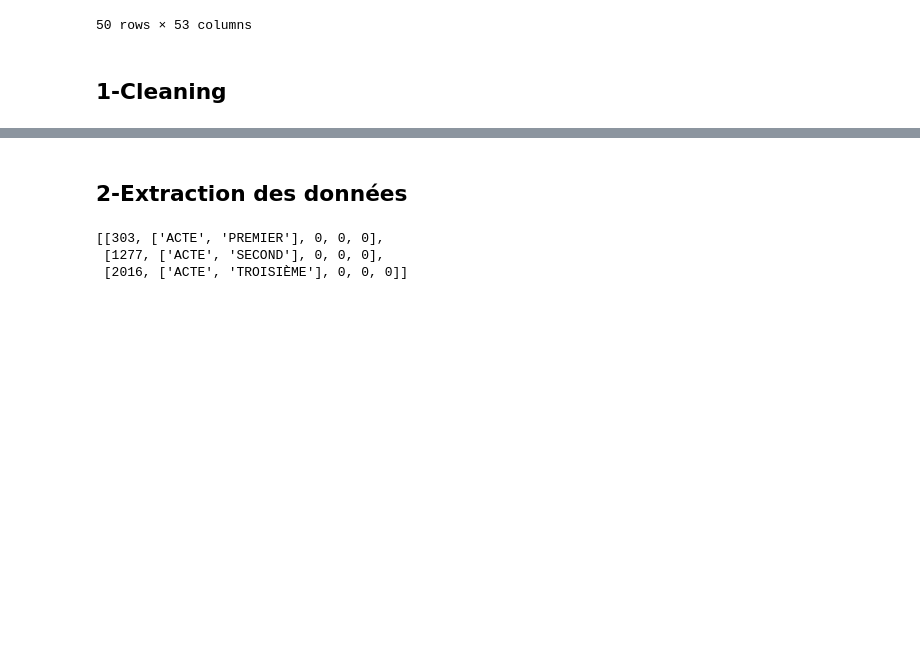
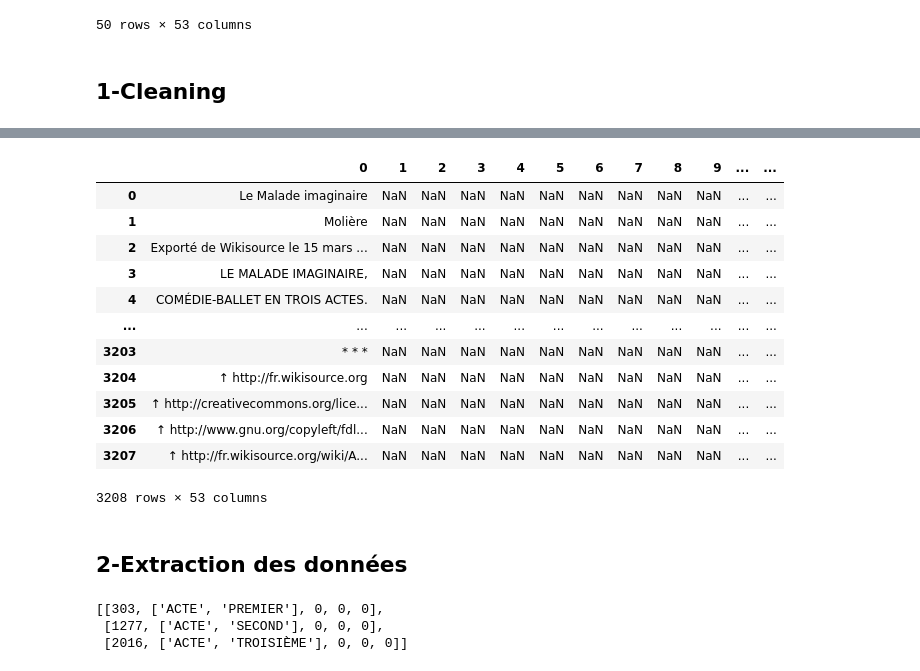
Before and after one commit to Antoine1608/TH-NL-P1-Decoupage_des_roles_d_une_piece_de_theatre, a Jupyter notebook: compte_mots.ipynb, the cells around one changed output, grey strips where cells are left out. Cells and saved outputs as stored; diff of their text form; code cells hidden in the pictures; blank space fills up the shorter version.

```diff
--- a/compte_mots.ipynb
+++ b/compte_mots.ipynb
@@ -94,0 +52,16 @@ df[300:350]
+# %%
+df
+# %% [output]
+|  | 0 | 1 | 2 | 3 | 4 | 5 | 6 | 7 | 8 | 9 | ... | ... |
+| 0 | Le Malade imaginaire | NaN | NaN | NaN | NaN | NaN | NaN | NaN | NaN | NaN | ... | ... |
+| 1 | Molière | NaN | NaN | NaN | NaN | NaN | NaN | NaN | NaN | NaN | ... | ... |
+| 2 | Exporté de Wikisource le 15 mars ... | NaN | NaN | NaN | NaN | NaN | NaN | NaN | NaN | NaN | ... | ... |
+| 3 | LE MALADE IMAGINAIRE, | NaN | NaN | NaN | NaN | NaN | NaN | NaN | NaN | NaN | ... | ... |
+| 4 | COMÉDIE-BALLET EN TROIS ACTES. | NaN | NaN | NaN | NaN | NaN | NaN | NaN | NaN | NaN | ... | ... |
+| ... | ... | ... | ... | ... | ... | ... | ... | ... | ... | ... | ... | ... |
+| 3203 | * * * | NaN | NaN | NaN | NaN | NaN | NaN | NaN | NaN | NaN | ... | ... |
+| 3204 | ↑ http://fr.wikisource.org | NaN | NaN | NaN | NaN | NaN | NaN | NaN | NaN | NaN | ... | ... |
+| 3205 | ↑ http://creativecommons.org/lice... | NaN | NaN | NaN | NaN | NaN | NaN | NaN | NaN | NaN | ... | ... |
+| 3206 | ↑ http://www.gnu.org/copyleft/fdl... | NaN | NaN | NaN | NaN | NaN | NaN | NaN | NaN | NaN | ... | ... |
+| 3207 | ↑ http://fr.wikisource.org/wiki/A... | NaN | NaN | NaN | NaN | NaN | NaN | NaN | NaN | NaN | ... | ... |
+3208 rows × 53 columns
```
Also changed, not shown: parts of 12 cells of this notebook, 4 other files.
